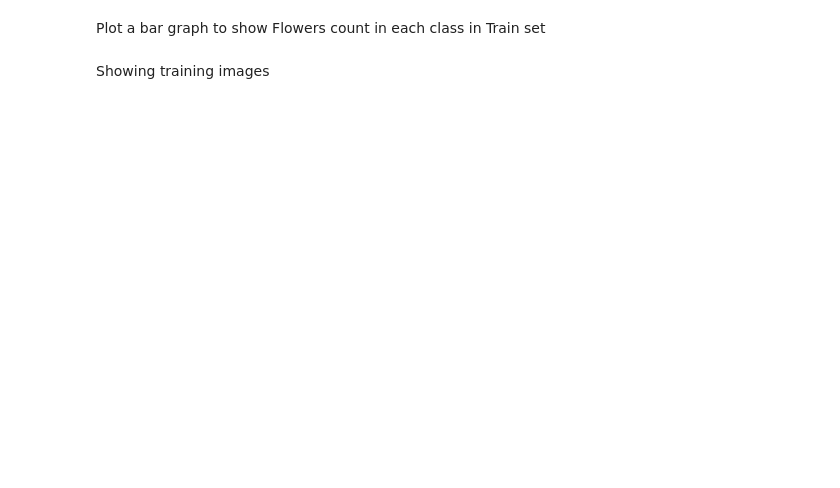
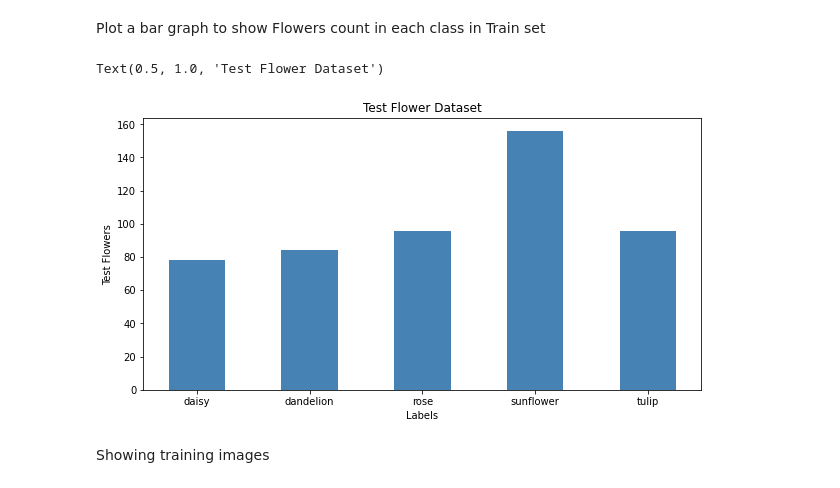
Before and after one commit to AishwaryaKalmangi/Flower-Recognition, a Jupyter notebook: Flower-Recognition-1.ipynb, the cells around one changed output. Cells and saved outputs as stored; diff of their text form; code cells hidden in the pictures; blank space fills up the shorter version.

```diff
--- a/Flower-Recognition-1.ipynb
+++ b/Flower-Recognition-1.ipynb
@@ -89,13 +101,16 @@ Plot a bar graph to show Flowers count in each class in Train set
 # %%
 flower_class_test = list(flower_class_test_count.keys())
 values = list(flower_class_test_count.values())
 fig = plt.figure(figsize = (10, 5))
 #  Bar plot
-plt.bar(flower_class_test, values, color ='blue',
+plt.bar(flower_class_test, values, color ='steelblue',
         width = 0.5)
 plt.xlabel("Labels")
 plt.ylabel("Test Flowers")
 plt.title("Test Flower Dataset")
+# %% [output]
+Text(0.5, 1.0, 'Test Flower Dataset')
+[figure, added]
 # %% [markdown]
 Showing training images
 # %%
```
Also changed, not shown: parts of 9 cells of this notebook.
